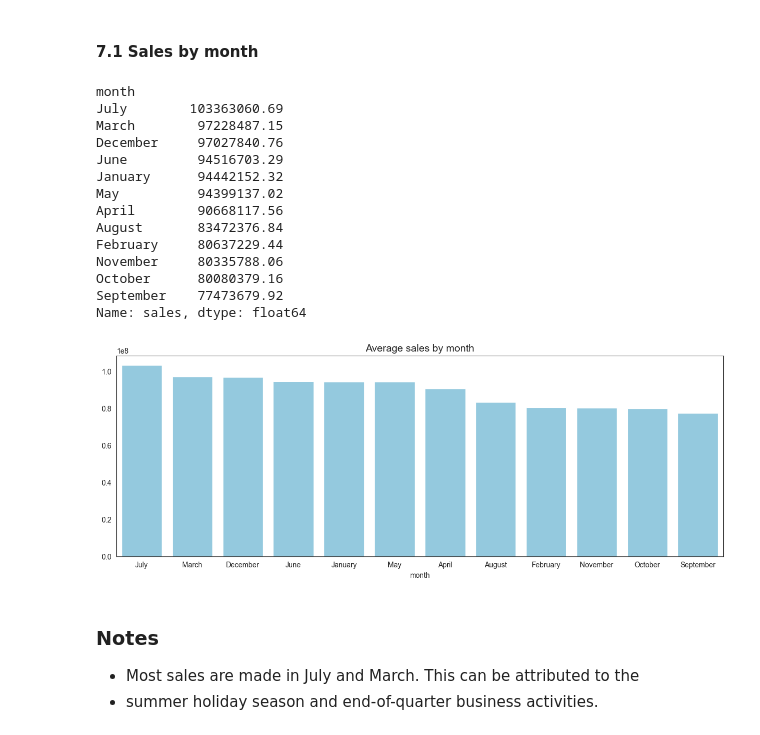
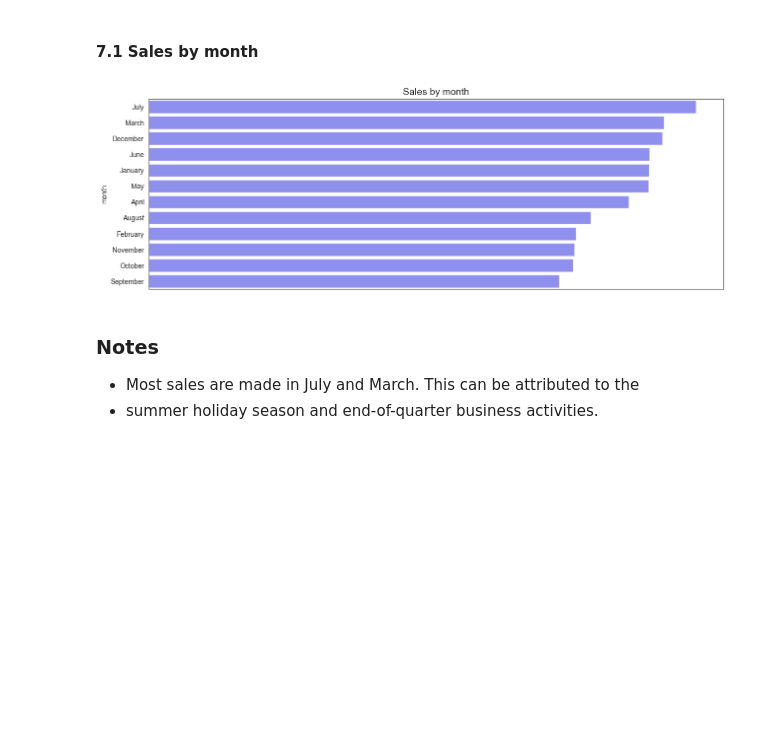
Before and after one commit to murithidenisgitobu/Time-Series-Regression-Analysis-Corporation-Favorita-, a Jupyter notebook: Time Series Regression Analysis - Corporation Favorita.ipynb, the cells around one changed output. Saved outputs shown, nothing was run; the diff lists cells and outputs as text; code cells hidden in the pictures; blank space fills up the shorter version.

```diff
--- a/Time Series Regression Analysis - Corporation Favorita.ipynb
+++ b/Time Series Regression Analysis - Corporation Favorita.ipynb
@@ -1381,28 +1332,13 @@ Bridge       2388330.07
 # %%
 # Plotting a bar plot to show total sales by month
 sales_by_month = train_data_cp.groupby('month')['sales'].sum().sort_values(ascending=False)
-print(sales_by_month)
 plt.figure(figsize=(15, 5))
-av = sns.barplot(x=sales_by_month.index, y=sales_by_month.values, color='skyblue',)
-plt.xticks(rotation=0)
-plt.title('Average sales by month', fontsize=14)
+av = sns.barplot(y=sales_by_month.index, x=sales_by_month.values, color='blue', alpha=0.5,)
+plt.xticks([])
+plt.title('Sales by month', fontsize=14)
 plt.show()
 # %% [output]
-month
-July        103363060.69
-March        97228487.15
-December     97027840.76
-June         94516703.29
-January      94442152.32
-May          94399137.02
-April        90668117.56
-August       83472376.84
-February     80637229.44
-November     80335788.06
-October      80080379.16
-September    77473679.92
-Name: sales, dtype: float64
-[figure, old version]
+[figure, new version]
 # %% [markdown]
 ### **Notes**
 - Most sales are made in July and March. This can be attributed to the
```
Also changed, not shown: parts of 7 cells of this notebook.
